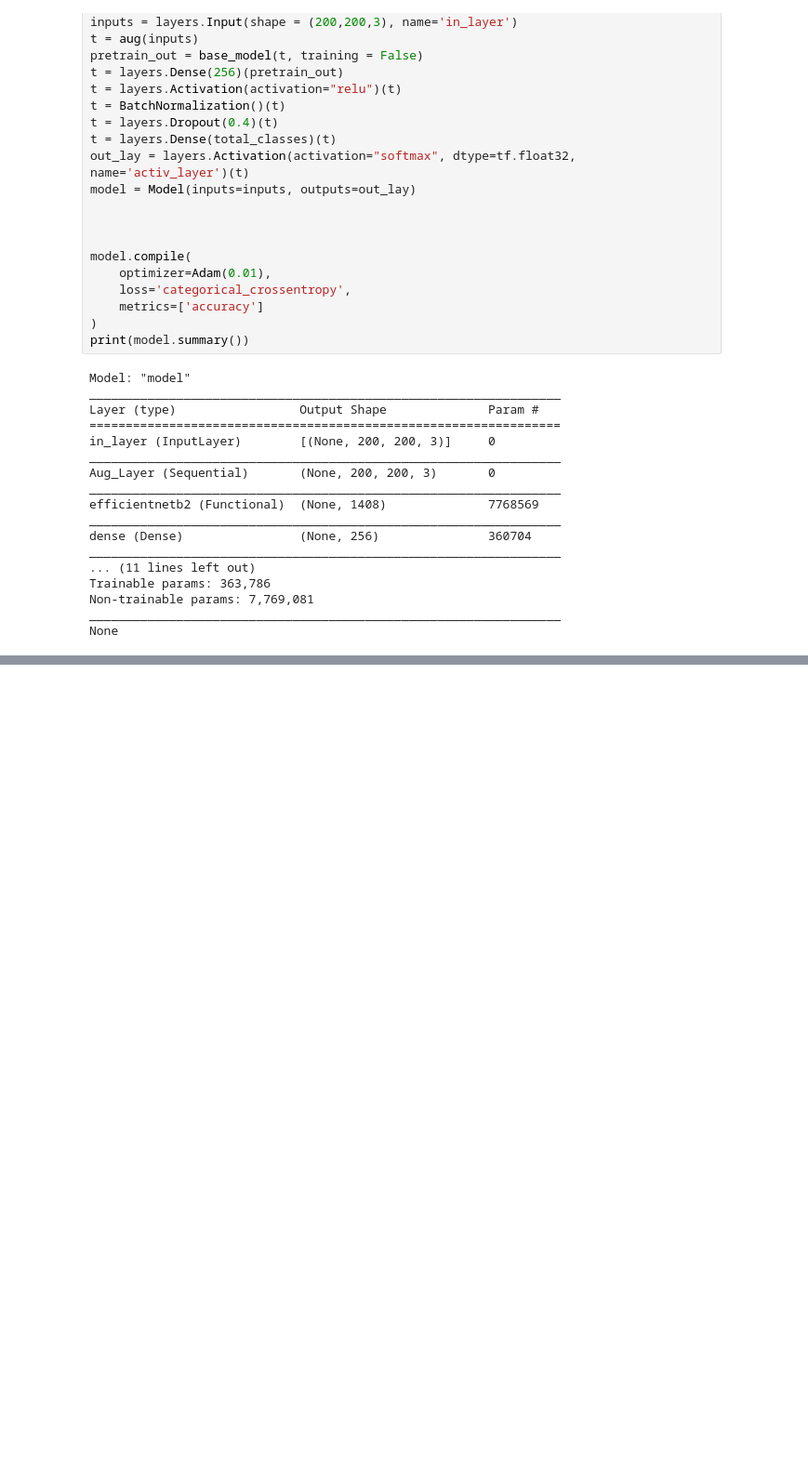
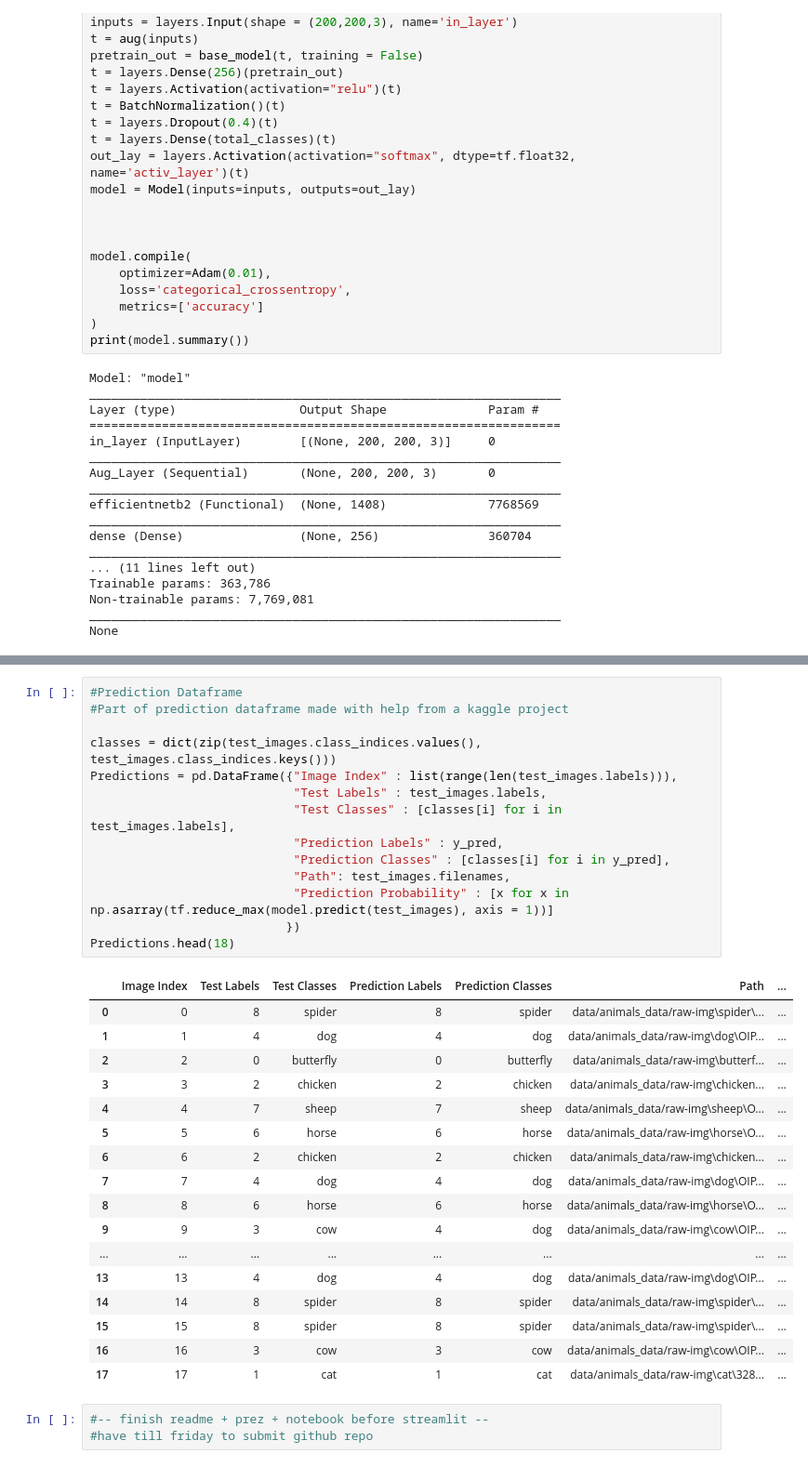
Before and after one commit to Wingaero/Fauna_Classification, a Jupyter notebook: Notebook.ipynb, the cells around one changed output, grey strips where cells are left out. Shown: that part at 93% size. Drawn from its saved outputs; the diff is of its cells as text; blank space fills up the shorter version.

Commit message:
formatted predictions dataframe

```diff
--- a/Notebook.ipynb
+++ b/Notebook.ipynb
@@ -298,0 +306,35 @@ weighted avg       0.96      0.96      0.96      3927
+# %%
+#Prediction Dataframe
+#Part of prediction dataframe made with help from a kaggle project
+
+classes = dict(zip(test_images.class_indices.values(), test_images.class_indices.keys()))
+Predictions = pd.DataFrame({"Image Index" : list(range(len(test_images.labels))),
+                            "Test Labels" : test_images.labels,
+                            "Test Classes" : [classes[i] for i in test_images.labels],
+                            "Prediction Labels" : y_pred,
+                            "Prediction Classes" : [classes[i] for i in y_pred],
+                            "Path": test_images.filenames,
+                            "Prediction Probability" : [x for x in np.asarray(tf.reduce_max(model.predict(test_images), axis = 1))]
+                           })
+Predictions.head(18)
+# %% [output]
+|  | Image Index | Test Labels | Test Classes | Prediction Labels | Prediction Classes | Path | ... |
+| 0 | 0 | 8 | spider | 8 | spider | data/animals_data/raw-img\spider\... | ... |
+| 1 | 1 | 4 | dog | 4 | dog | data/animals_data/raw-img\dog\OIP... | ... |
+| 2 | 2 | 0 | butterfly | 0 | butterfly | data/animals_data/raw-img\butterf... | ... |
+| 3 | 3 | 2 | chicken | 2 | chicken | data/animals_data/raw-img\chicken... | ... |
+| 4 | 4 | 7 | sheep | 7 | sheep | data/animals_data/raw-img\sheep\O... | ... |
+| 5 | 5 | 6 | horse | 6 | horse | data/animals_data/raw-img\horse\O... | ... |
+| 6 | 6 | 2 | chicken | 2 | chicken | data/animals_data/raw-img\chicken... | ... |
+| 7 | 7 | 4 | dog | 4 | dog | data/animals_data/raw-img\dog\OIP... | ... |
+| 8 | 8 | 6 | horse | 6 | horse | data/animals_data/raw-img\horse\O... | ... |
+| 9 | 9 | 3 | cow | 4 | dog | data/animals_data/raw-img\cow\OIP... | ... |
+| ... | ... | ... | ... | ... | ... | ... | ... |
+| 13 | 13 | 4 | dog | 4 | dog | data/animals_data/raw-img\dog\OIP... | ... |
+| 14 | 14 | 8 | spider | 8 | spider | data/animals_data/raw-img\spider\... | ... |
+| 15 | 15 | 8 | spider | 8 | spider | data/animals_data/raw-img\spider\... | ... |
+| 16 | 16 | 3 | cow | 3 | cow | data/animals_data/raw-img\cow\OIP... | ... |
+| 17 | 17 | 1 | cat | 1 | cat | data/animals_data/raw-img\cat\328... | ... |
+# %%
+#-- finish readme + prez + notebook before streamlit --
+#have till friday to submit github repo
```
Also changed, not shown: parts of 4 cells of this notebook.
